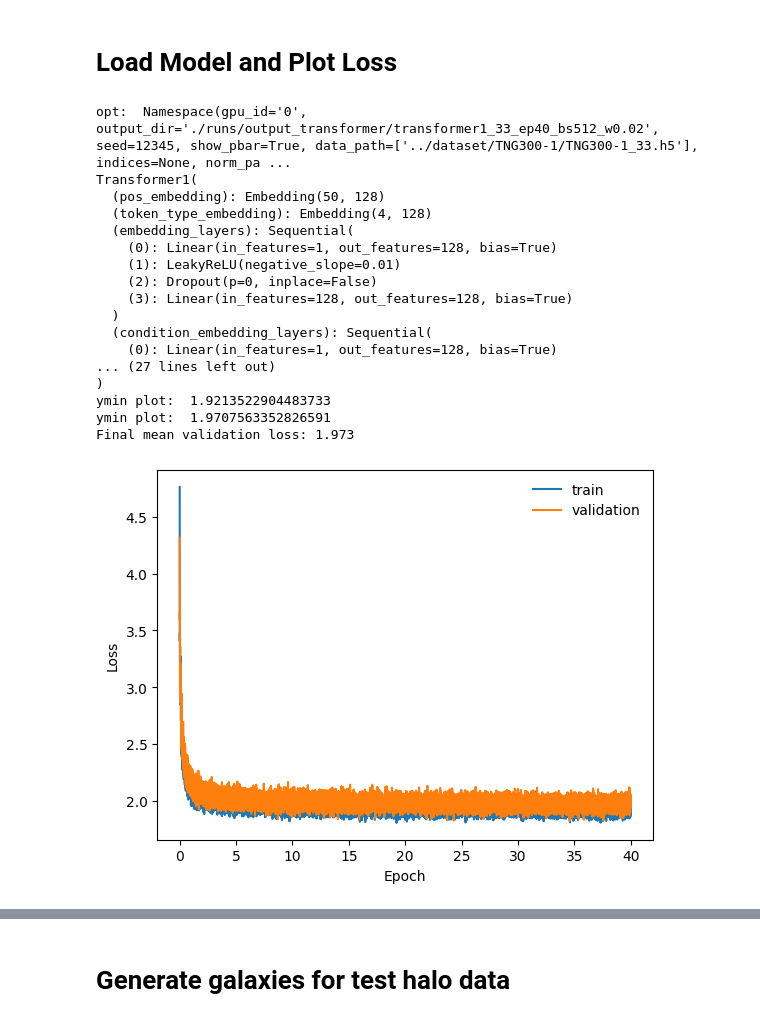
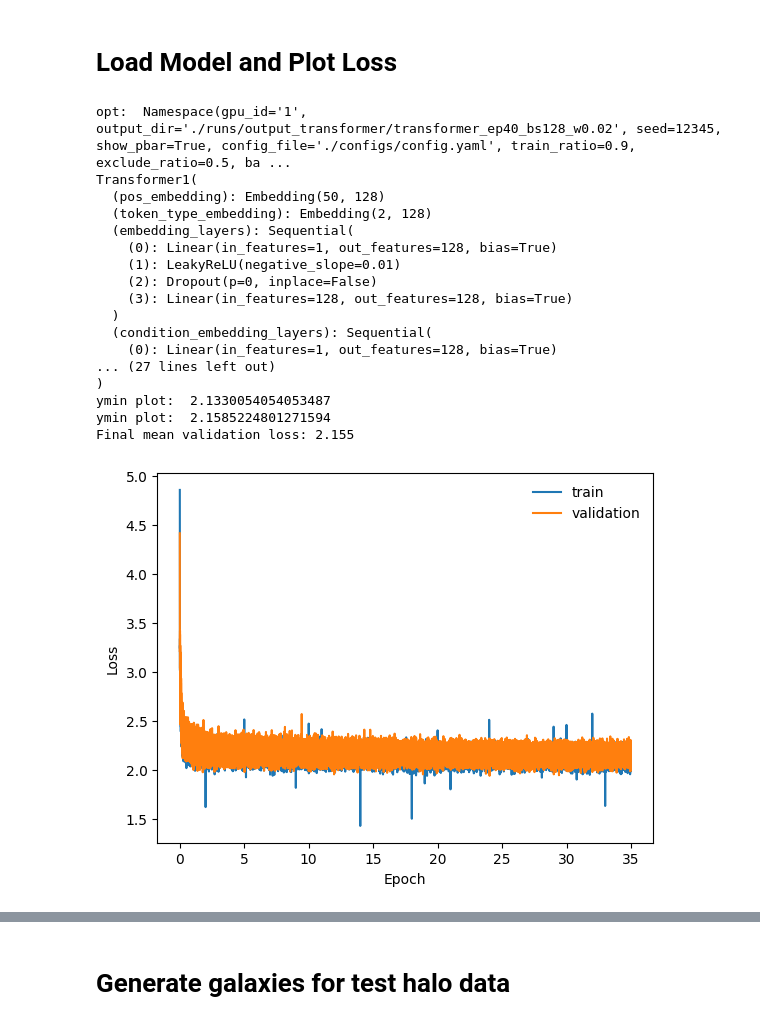
Before and after one commit to knmoriwaki/cosmoglint, a Jupyter notebook: notebooks/check_halo.ipynb, the cells around one changed output, grey strips where cells are left out. Cells and saved outputs as stored; diff of their text form; code cells hidden in the pictures.

```diff
--- a/notebooks/quick_check_halo.ipynb
+++ b/notebooks/check_halo.ipynb
@@ -90,11 +90,15 @@ base_dir = "../scripts/runs/output_transformer"
 # Load Model and Plot Loss
 # %%
 snapshot_number = 33
-model_dir = "{}/transformer1_{:d}_ep40_bs512_w0.02".format(base_dir, snapshot_number)
-#model_dir = "{}/transformer1_{:d}_ep1_bs512_w0.02".format(base_dir, snapshot_number)
+model_dir = "{}/transformer_{:d}_ep40_bs512_w0.02".format(base_dir, snapshot_number)
 
-output_dir = "{}/figures".format(model_dir)
-os.makedirs(output_dir, exist_ok=True)
+model_dir = "{}/transformer_ep40_bs128_w0.02".format(base_dir)
+
+if os.path.exists(model_dir):
+    output_dir = "{}/figures".format(model_dir)
+    os.makedirs(output_dir, exist_ok=True)
+else:
+    raise ValueError(f"Directory does not exist: {model_dir}")
 
 ### load parameters
 with open("{}/args.json".format(model_dir), "r") as f:
@@ -124,36 +128,36 @@ plt.plot(x, loss[:,2], label="validation")
 plt.xlabel("Epoch")
 plt.ylabel("Loss")
 plt.legend(frameon=False)
 
 plt.figure()
 dx = min(int(len(x)/10), 10000)
 plt.xlabel("Epoch")
 plt.yscale("log")
 ymin = None
 #plt.ylabel(r"${\rm Loss} - %.2f$"%(ymin))
 
 plot_running_mean(x, loss[:,1], dx, show_diff=True, label="train", ymin=ymin)
 plot_running_mean(x, loss[:,2], dx, show_diff=True, label="validation", ymin=ymin)
 #plt.grid()
 plt.legend(frameon=False)
 
 print("Final mean validation loss: {:.3f}".format(loss[-100:,2].mean()))
 # %% [output]
-opt:  Namespace(gpu_id='0', output_dir='./runs/output_transformer/transformer1_33_ep40_bs512_w0.02', seed=12345, show_pbar=True, data_path=['../dataset/TNG300-1/TNG300-1_33.h5'], indices=None, norm_pa ...
+opt:  Namespace(gpu_id='1', output_dir='./runs/output_transformer/transformer_ep40_bs128_w0.02', seed=12345, show_pbar=True, config_file='./configs/config.yaml', train_ratio=0.9, exclude_ratio=0.5, ba ...
 Transformer1(
   (pos_embedding): Embedding(50, 128)
-  (token_type_embedding): Embedding(4, 128)
+  (token_type_embedding): Embedding(2, 128)
   (embedding_layers): Sequential(
     (0): Linear(in_features=1, out_features=128, bias=True)
     (1): LeakyReLU(negative_slope=0.01)
     (2): Dropout(p=0, inplace=False)
     (3): Linear(in_features=128, out_features=128, bias=True)
   )
   (condition_embedding_layers): Sequential(
     (0): Linear(in_features=1, out_features=128, bias=True)
 ... (27 lines left out)
 )
-ymin plot:  1.9213522904483733
-ymin plot:  1.9707563352826591
-Final mean validation loss: 1.973
+ymin plot:  2.1330054054053487
+ymin plot:  2.1585224801271594
+Final mean validation loss: 2.155
-[figure, old version]
+[figure, new version]
```
Also changed, not shown: parts of 1 cell of this notebook, 27 other files.
